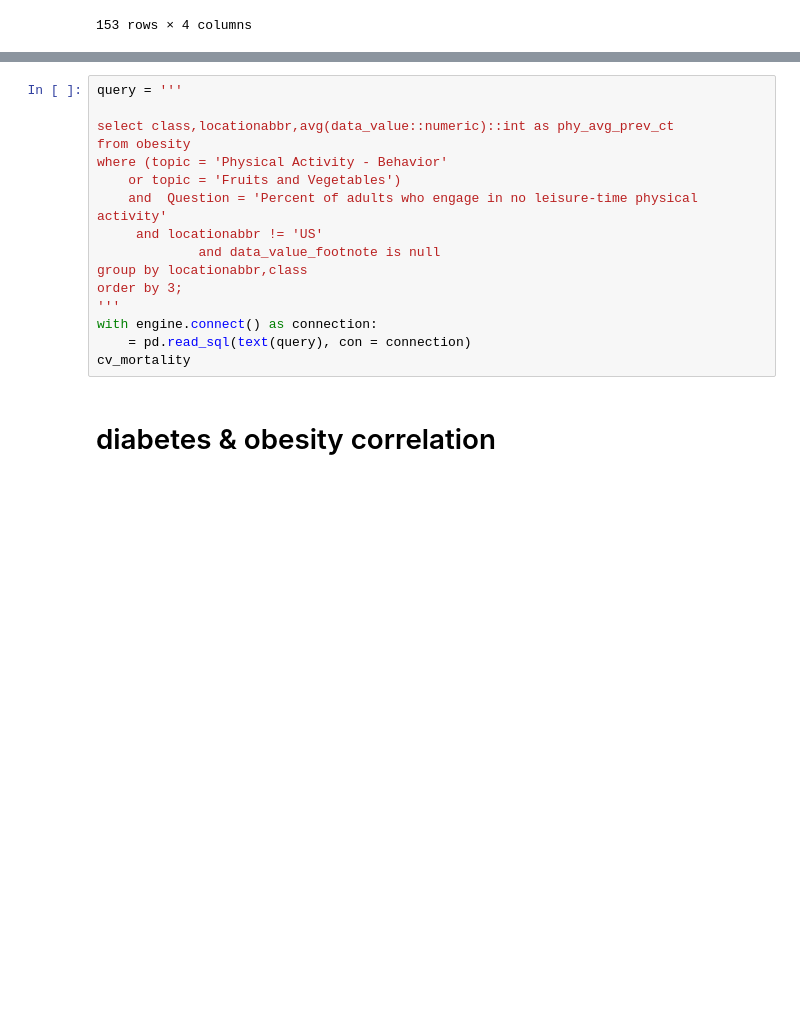
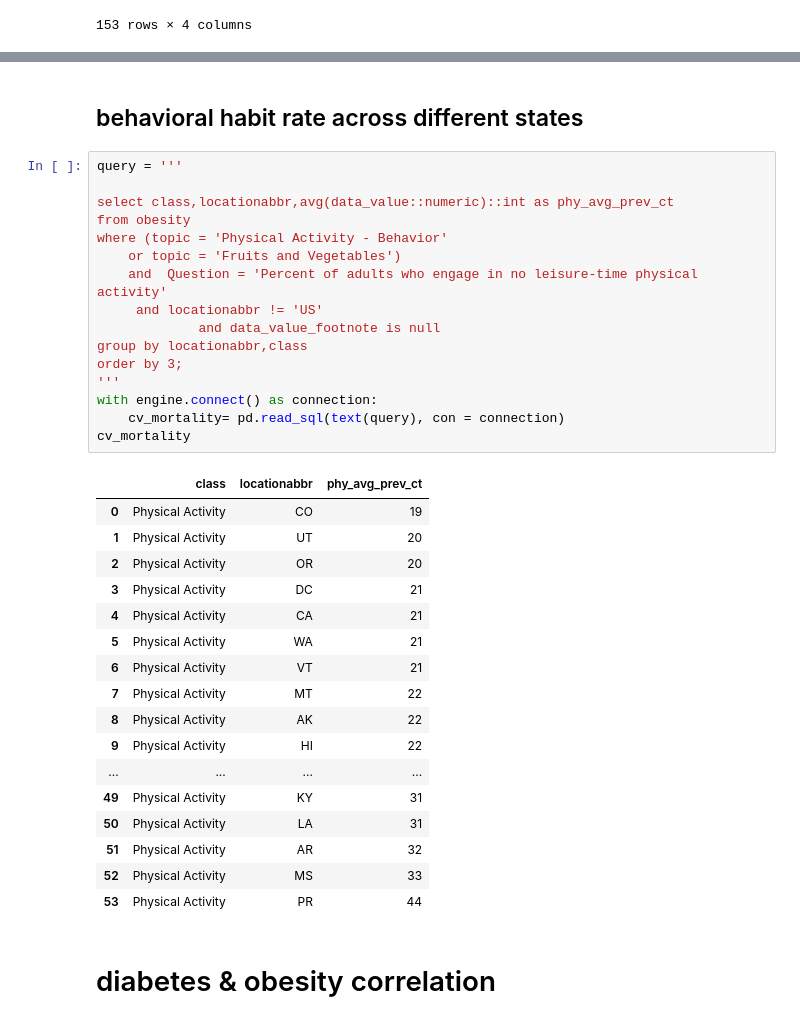
Before and after one commit to Khush0395/capstone_ptl, a Jupyter notebook: script/cd_pgpython.ipynb, the cells around one changed output, grey strips where cells are left out. Drawn from its saved outputs; the diff is of its cells as text; blank space fills up the shorter version.

```diff
--- a/script/cd_pgpython.ipynb
+++ b/script/cd_pgpython.ipynb
@@ -1025,19 +985,39 @@ plt.show()
+# %% [markdown]
+## behavioral habit rate across different states
 # %%
 query = '''
 
 select class,locationabbr,avg(data_value::numeric)::int as phy_avg_prev_ct
 from obesity
 where (topic = 'Physical Activity - Behavior'
     or topic = 'Fruits and Vegetables')
 	and  Question = 'Percent of adults who engage in no leisure-time physical activity'
 	 and locationabbr != 'US'
              and data_value_footnote is null
 group by locationabbr,class
 order by 3;
 '''
 with engine.connect() as connection:
-    = pd.read_sql(text(query), con = connection)
+    cv_mortality= pd.read_sql(text(query), con = connection)
 cv_mortality
+# %% [output]
+|  | class | locationabbr | phy_avg_prev_ct |
+| 0 | Physical Activity | CO | 19 |
+| 1 | Physical Activity | UT | 20 |
+| 2 | Physical Activity | OR | 20 |
+| 3 | Physical Activity | DC | 21 |
+| 4 | Physical Activity | CA | 21 |
+| 5 | Physical Activity | WA | 21 |
+| 6 | Physical Activity | VT | 21 |
+| 7 | Physical Activity | MT | 22 |
+| 8 | Physical Activity | AK | 22 |
+| 9 | Physical Activity | HI | 22 |
+| ... | ... | ... | ... |
+| 49 | Physical Activity | KY | 31 |
+| 50 | Physical Activity | LA | 31 |
+| 51 | Physical Activity | AR | 32 |
+| 52 | Physical Activity | MS | 33 |
+| 53 | Physical Activity | PR | 44 |
 # %% [markdown]
 # diabetes & obesity correlation
 # %%
```
Also changed, not shown: parts of 7 cells of this notebook, 5 other files.
